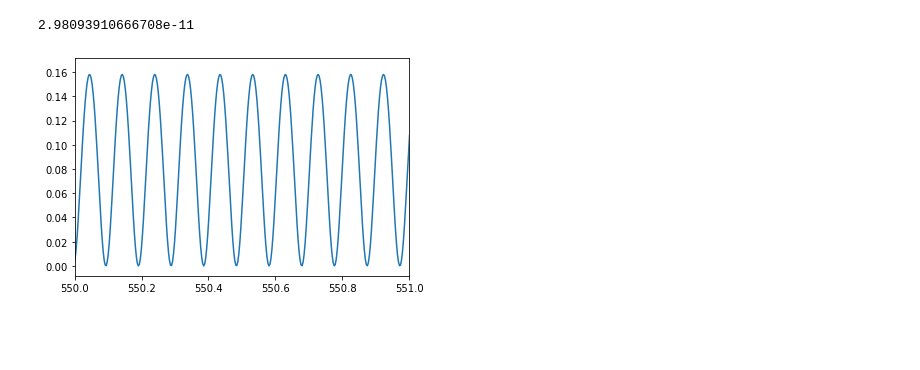
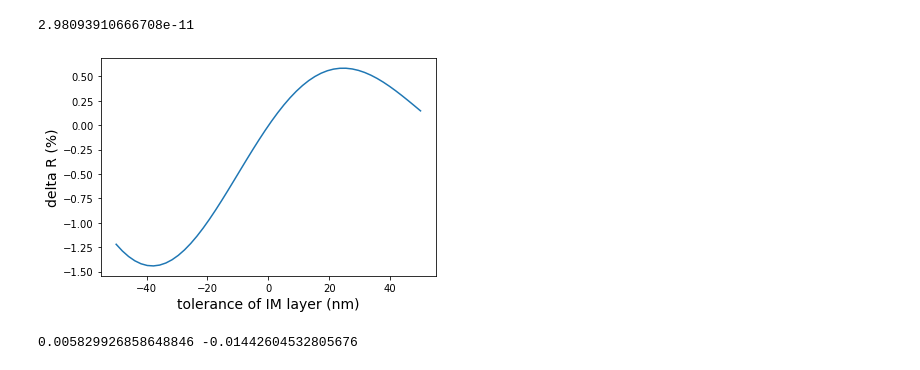
Before and after one commit to Yoway1994/ThinFilm, a Jupyter notebook: probation_fig.ipynb, the cells around one changed output. Drawn from its saved outputs; the diff is of its cells as text; code cells hidden in the pictures; blank space fills up the shorter version.

```diff
--- a/probation_fig.ipynb
+++ b/probation_fig.ipynb
@@ -11,5 +11,6 @@ SiO2 = ml.open_material('SiO2', 'Sellmeier')
 ITO = ml.open_material('ITO', 'Sellmeier')
 Acrylic = ml.open_material('Acrylic', 'Sellmeier')
 air = ml.Non_Dispersion(1)
-ml_t = ml.Non_Dispersion(1.5)
+ml_t = ml.Non_Dispersion(1.91592661)
+ml_t2 = ml.Non_Dispersion(1.8)
 LOCA = ml.Non_Dispersion(1.4)
@@ -83,10 +89,23 @@ fom([1.91592661, 119.13512789])
 # %% [output]
 0.04936838081871455 0.04936838084852394
 2.98093910666708e-11
-# %%
-test = tm.Design([air, sodalime, air], [None, 1e6, None]).reflectance(wl)
-plt.plot(wl, test)
-plt.xlim(550, 551)
-plt.show()
-# %% [output]
-[figure, removed]
+# %%
+hypo_1 = lambda d: np.mean(tm.Design([air, SiO2, ITO, ml_t, sodalime],
+                                     [None, 1000, 20, d, None]).reflectance(wl))
+hypo_1_r = lambda d: np.mean(tm.Design([air, SiO2, ml_t, sodalime],
+                                       [None, 1000, d, None]).reflectance(wl))
+tol = []
+Ri = []
+x = 50
+for i in np.linspace(-x,x):
+    tol.append(i)
+    Ri.append(hypo_1(119+i)-hypo_1_r(119+i))
+plt.plot(tol, np.array(Ri)*100)
+plt.xlabel('tolerance of IM layer (nm)', fontsize = 14)
+plt.ylabel('delta R (%)', fontsize = 14)
+plt.savefig('tol.png')
+plt.show()
+print(max(Ri), min(Ri))
+# %% [output]
+[figure, added]
+0.005829926858648846 -0.01442604532805676
```
Also changed, not shown: parts of 4 cells of this notebook.
